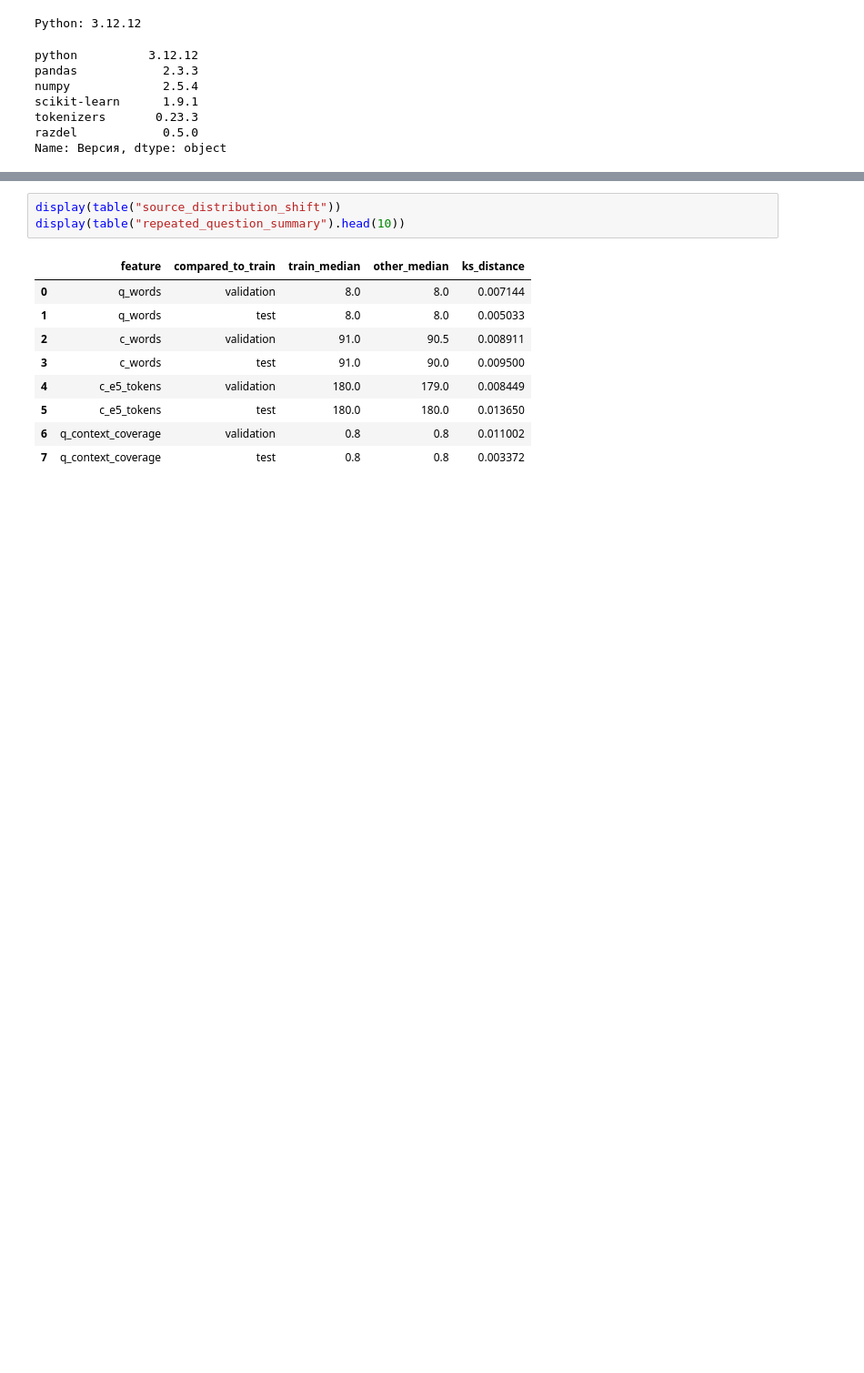
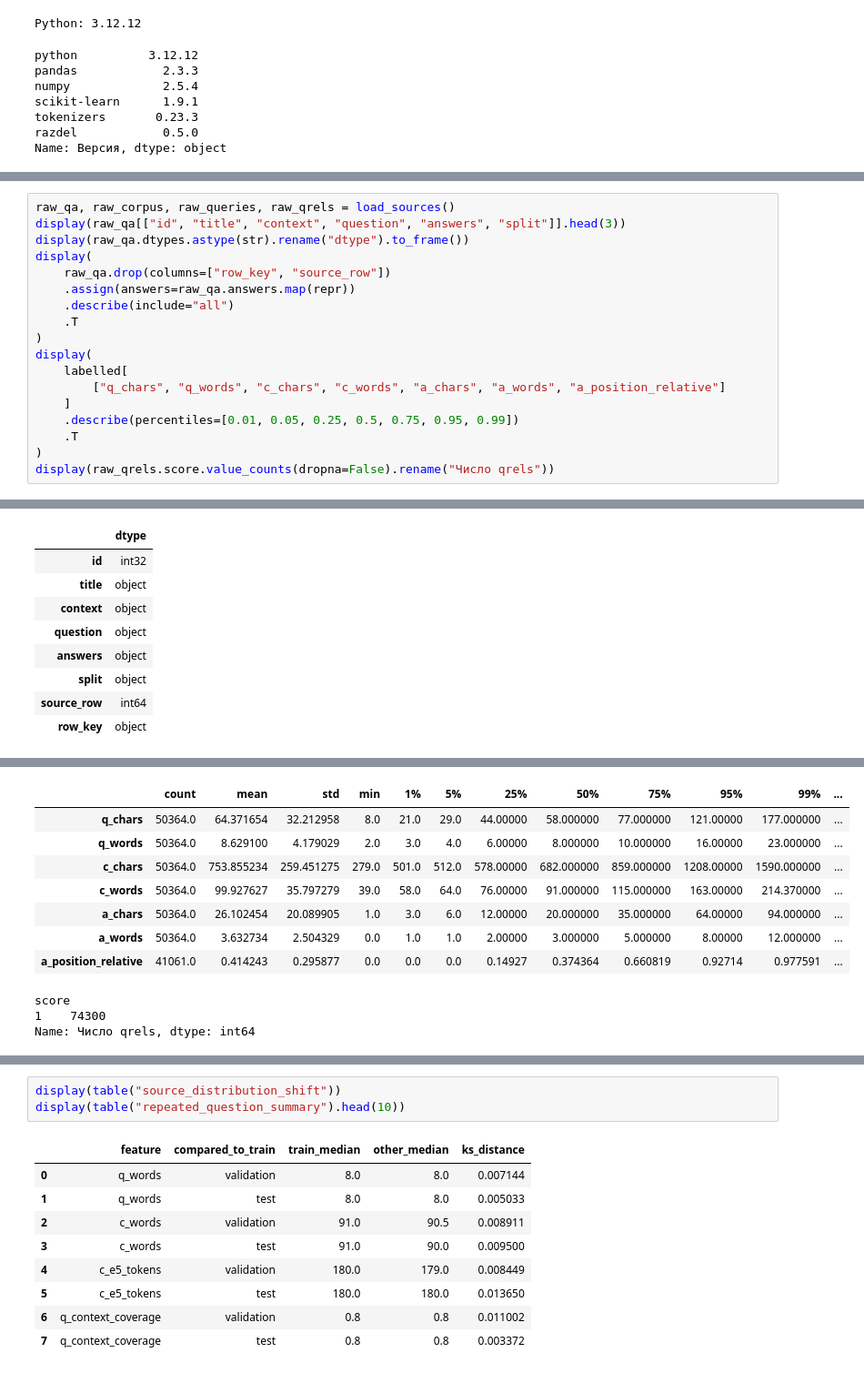
Before and after one commit to Konstantin-Kuropatov/russian-rag-qa, a Jupyter notebook: notebooks/eda.ipynb, the cells around one changed output, grey strips where cells are left out. Shown at 91% size. Cells and saved outputs as stored; diff of their text form; blank space fills up the shorter version.

```diff
--- a/notebooks/01_sberquad_eda.ipynb
+++ b/notebooks/eda.ipynb
@@ -494,0 +117,19 @@ show_plot(plots.answer_forms_and_question_counts())
+# %%
+raw_qa, raw_corpus, raw_queries, raw_qrels = load_sources()
+display(raw_qa[["id", "title", "context", "question", "answers", "split"]].head(3))
+display(raw_qa.dtypes.astype(str).rename("dtype").to_frame())
+display(
+    raw_qa.drop(columns=["row_key", "source_row"])
+    .assign(answers=raw_qa.answers.map(repr))
+    .describe(include="all")
+    .T
+)
+display(
+    labelled[
+        ["q_chars", "q_words", "c_chars", "c_words", "a_chars", "a_words", "a_position_relative"]
+    ]
+    .describe(percentiles=[0.01, 0.05, 0.25, 0.5, 0.75, 0.95, 0.99])
+    .T
+)
+display(raw_qrels.score.value_counts(dropna=False).rename("Число qrels"))
+# %% [output]
@@ -494,0 +140,9 @@ show_plot(plots.answer_forms_and_question_counts())
+|  | dtype |
+| id | int32 |
+| title | object |
+| context | object |
+| question | object |
+| answers | object |
+| split | object |
+| source_row | int64 |
+| row_key | object |
@@ -494,0 +156,11 @@ show_plot(plots.answer_forms_and_question_counts())
+|  | count | mean | std | min | 1% | 5% | 25% | 50% | 75% | 95% | 99% | ... |
+| q_chars | 50364.0 | 64.371654 | 32.212958 | 8.0 | 21.0 | 29.0 | 44.00000 | 58.000000 | 77.000000 | 121.00000 | 177.000000 | ... |
+| q_words | 50364.0 | 8.629100 | 4.179029 | 2.0 | 3.0 | 4.0 | 6.00000 | 8.000000 | 10.000000 | 16.00000 | 23.000000 | ... |
+| c_chars | 50364.0 | 753.855234 | 259.451275 | 279.0 | 501.0 | 512.0 | 578.00000 | 682.000000 | 859.000000 | 1208.00000 | 1590.000000 | ... |
+| c_words | 50364.0 | 99.927627 | 35.797279 | 39.0 | 58.0 | 64.0 | 76.00000 | 91.000000 | 115.000000 | 163.00000 | 214.370000 | ... |
+| a_chars | 50364.0 | 26.102454 | 20.089905 | 1.0 | 3.0 | 6.0 | 12.00000 | 20.000000 | 35.000000 | 64.00000 | 94.000000 | ... |
+| a_words | 50364.0 | 3.632734 | 2.504329 | 0.0 | 1.0 | 1.0 | 2.00000 | 3.000000 | 5.000000 | 8.00000 | 12.000000 | ... |
+| a_position_relative | 41061.0 | 0.414243 | 0.295877 | 0.0 | 0.0 | 0.0 | 0.14927 | 0.374364 | 0.660819 | 0.92714 | 0.977591 | ... |
+score
+1    74300
+Name: Число qrels, dtype: int64
```
Also changed, not shown: parts of 76 cells of this notebook, 20 other files.
